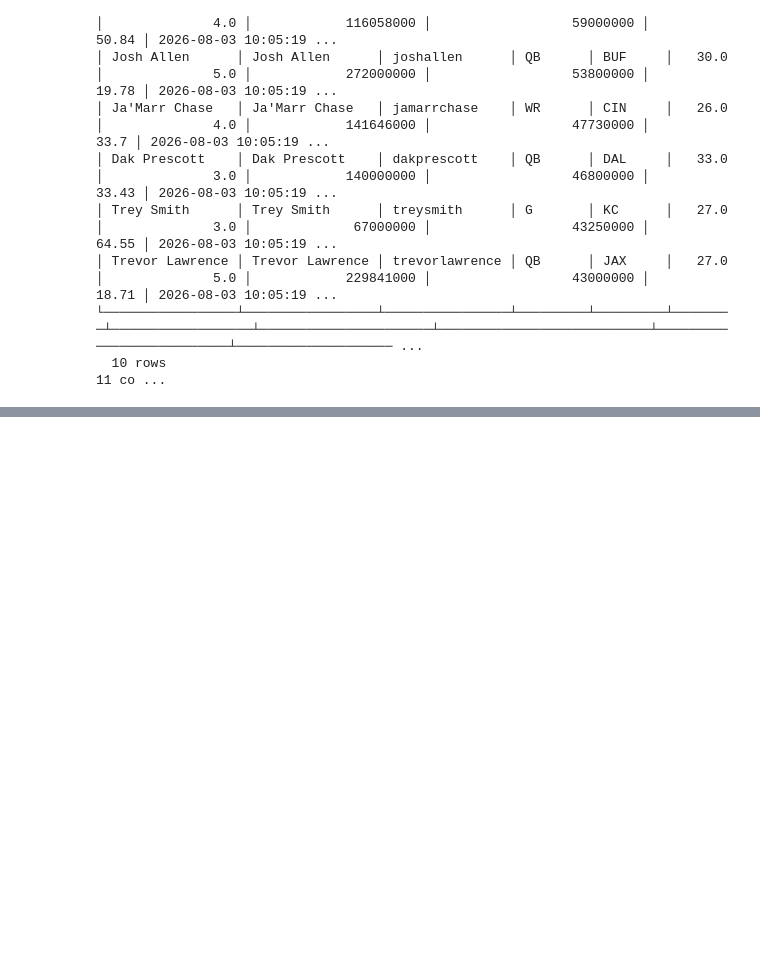
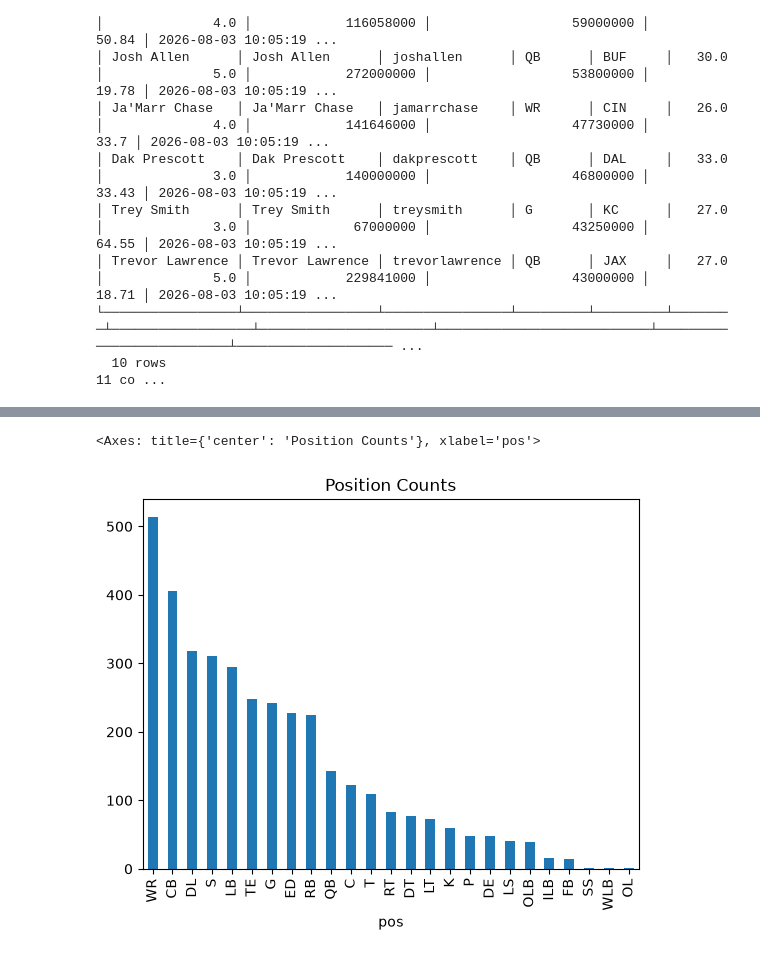
Before and after one commit to jwalluww/fieldview, a Jupyter notebook: nfl/notebooks/nfl_eda.ipynb, the cells around one changed output, grey strips where cells are left out. Drawn from its saved outputs; the diff is of its cells as text; code cells hidden in the pictures; blank space fills up the shorter version.

```diff
--- a/nfl/notebooks/nfl_eda.ipynb
+++ b/nfl/notebooks/nfl_eda.ipynb
@@ -152,0 +155,2 @@ con.sql(f"SELECT * FROM spotrac_contracts limit 10")
+# %%
+df = con.sql(f"SELECT * FROM spotrac_contracts").df()
@@ -152,0 +171,2 @@ con.sql(f"SELECT * FROM spotrac_contracts limit 10")
+# %%
+df = df[['pos','name','age']]
@@ -152,0 +182,5 @@ con.sql(f"SELECT * FROM spotrac_contracts limit 10")
+# %%
+df['pos'].value_counts().plot(kind='bar', title='Position Counts')
+# %% [output]
+<Axes: title={'center': 'Position Counts'}, xlabel='pos'>
+[figure, added]
```
Also changed, not shown: parts of 3 cells of this notebook, 9 other files.
